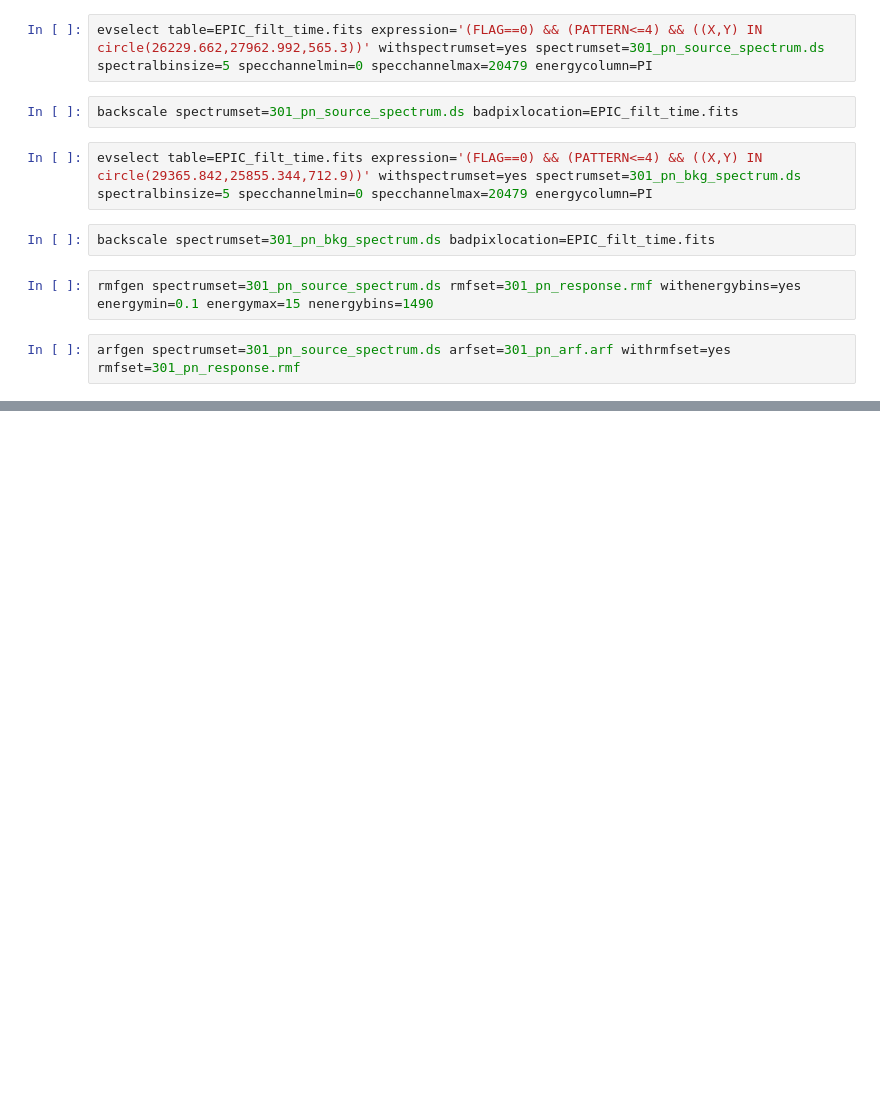
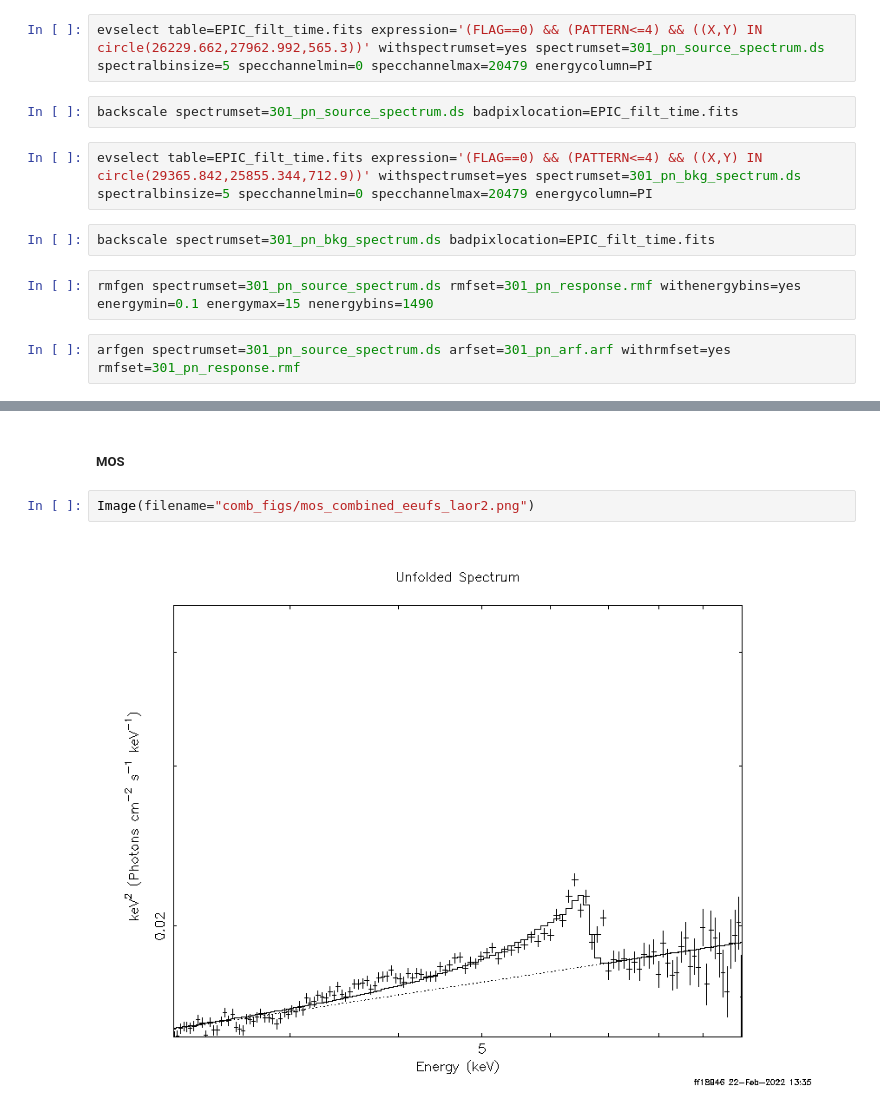
Before and after one commit to J-A-Marshall/XMM-Analysis-Logbook, a Jupyter notebook: myjupbook/src/Comb_spec.ipynb, the cells around one changed output, grey strips where cells are left out. Cells and saved outputs as stored; diff of their text form; blank space fills up the shorter version.

```diff
--- a/myjupbook/src/Comb_spec.ipynb
+++ b/myjupbook/src/Comb_spec.ipynb
@@ -24,0 +45,6 @@ backscale spectrumset=301_pn_source_spectrum.ds badpixlocation=EPIC_filt_time.fi
+# %% [markdown]
+##### MOS
+# %%
+Image(filename="comb_figs/mos_combined_eeufs_laor2.png")
+# %% [output]
+[figure, added]
```
Also changed, not shown: parts of 14 cells of this notebook, 18 other files.
